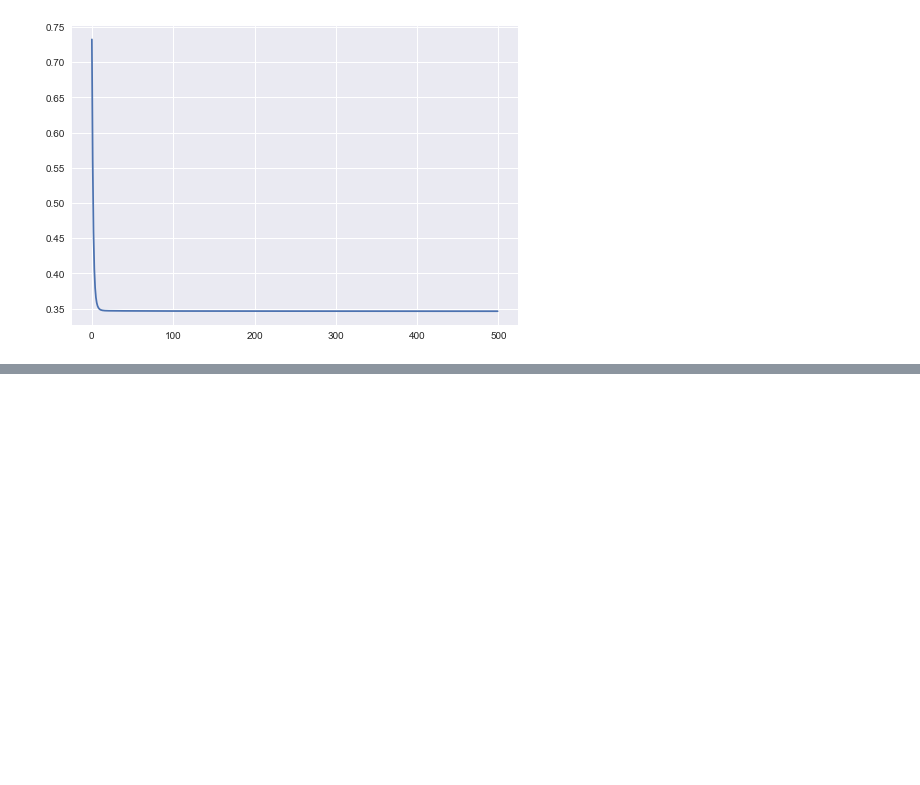
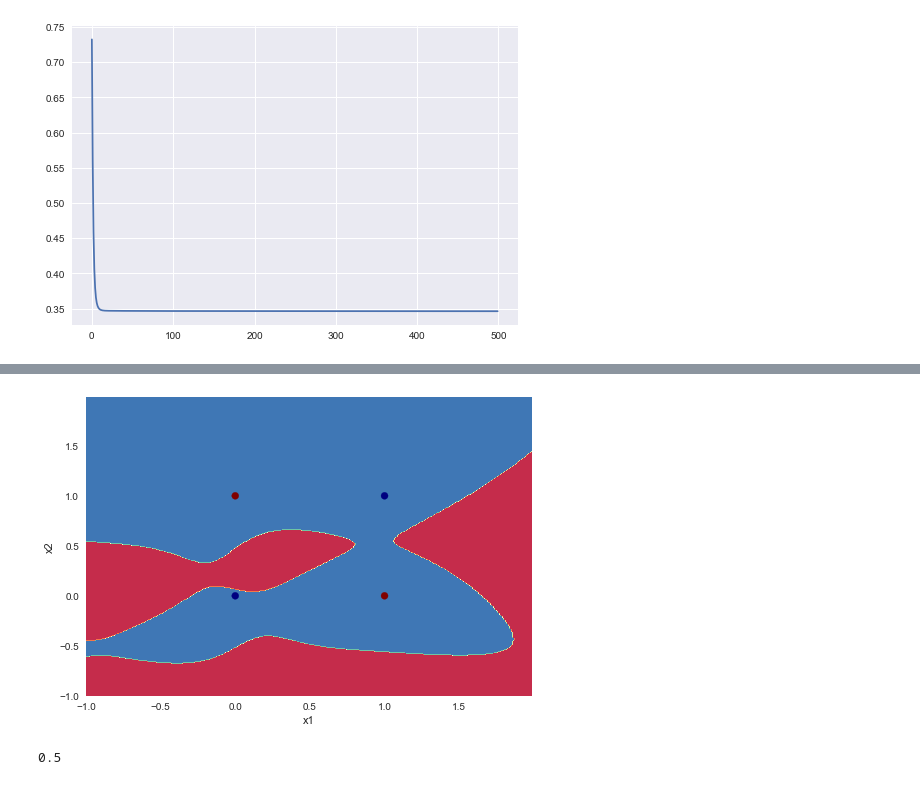
Before and after one commit to deepanshu2301/MachineLearning, a Jupyter notebook: Deep Learning/3 Layer Network.ipynb, the cells around one changed output, grey strips where cells are left out. Saved outputs shown, nothing was run; the diff lists cells and outputs as text; code cells hidden in the pictures; blank space fills up the shorter version.

```diff
--- a/Deep Learning/3 Layer Network.ipynb
+++ b/Deep Learning/3 Layer Network.ipynb
@@ -202,0 +208,9 @@ NameError: name 'plot_decision_boundary' is not defined
+# %%
+X=np.array([
+    [0,0],
+    [0,1],
+    [1,0],
+    [1,1]
+])
+Y=np.array([0,1,1,0])
+losses=train(X,Y,model,50,0.001)
@@ -202,0 +235,10 @@ NameError: name 'plot_decision_boundary' is not defined
+# %%
+plot_decision_boundary(lambda x:model.predict(x),X,Y)
+# %% [output]
+[figure, added]
+# %%
+outputs = model.predict(X)
+acc=np.sum(outputs==Y)/Y.shape[0]
+print(acc)
+# %% [output]
+0.5
```
Also changed, not shown: parts of 5 cells of this notebook, 2 other files.
